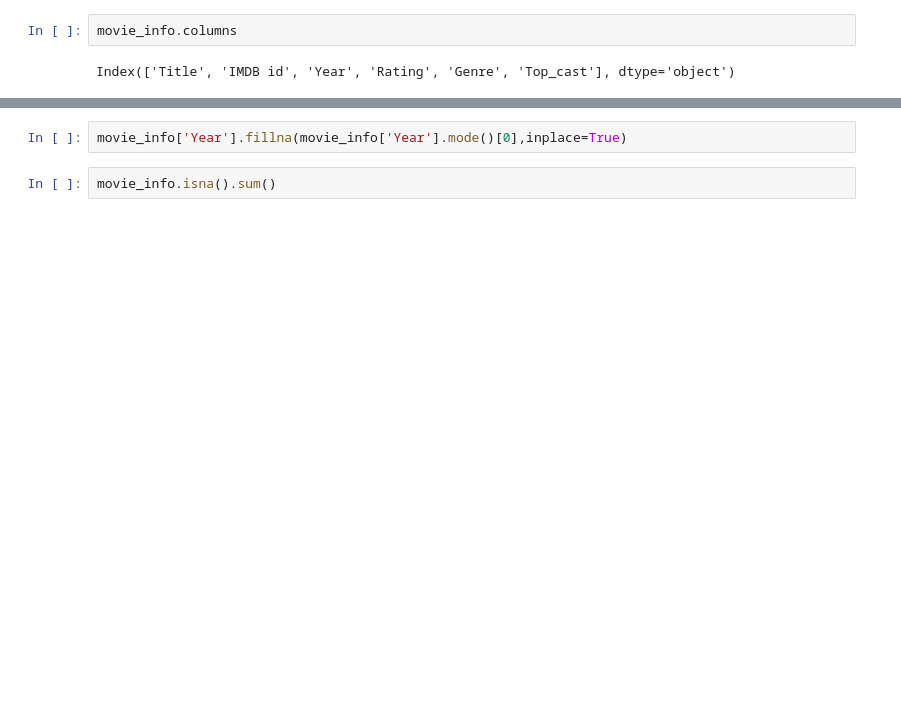
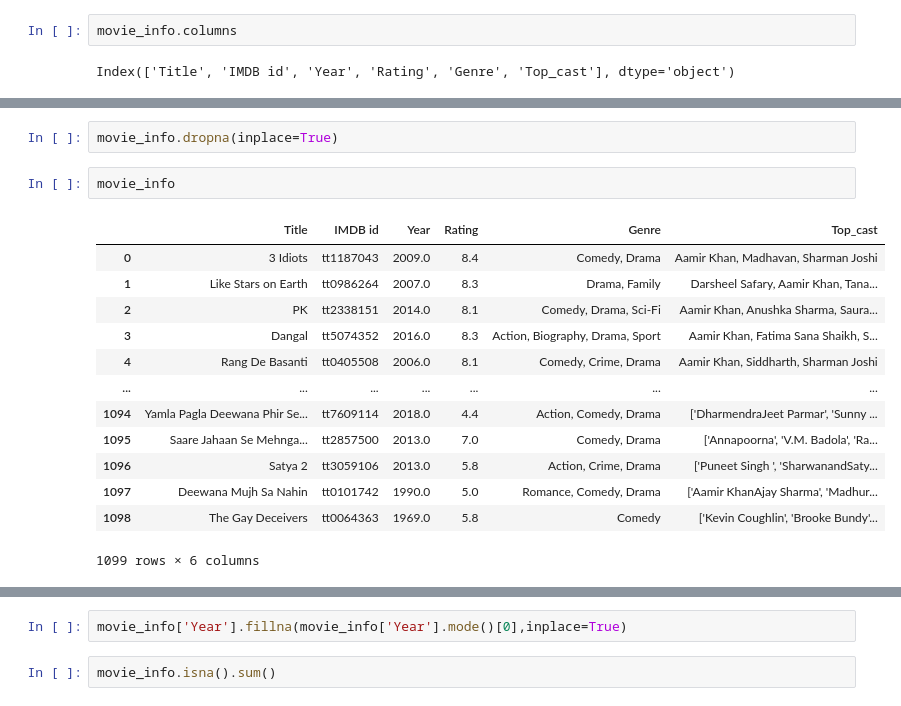
Before and after one commit to chandan101989/Movie-Recommendation-Engine, a Jupyter notebook: Multimedia_Recomendation.ipynb, the cells around one changed output, grey strips where cells are left out. Drawn from its saved outputs; the diff is of its cells as text; blank space fills up the shorter version.

```diff
--- a/Multimedia_Recomendation.ipynb
+++ b/Multimedia_Recomendation.ipynb
@@ -45,0 +76,18 @@ dtype: int64
+# %%
+movie_info.dropna(inplace=True)
+# %%
+movie_info
+# %% [output]
+|  | Title | IMDB id | Year | Rating | Genre | Top_cast |
+| 0 | 3 Idiots | tt1187043 | 2009.0 | 8.4 | Comedy, Drama | Aamir Khan, Madhavan, Sharman Joshi |
+| 1 | Like Stars on Earth | tt0986264 | 2007.0 | 8.3 | Drama, Family | Darsheel Safary, Aamir Khan, Tana... |
+| 2 | PK | tt2338151 | 2014.0 | 8.1 | Comedy, Drama, Sci-Fi | Aamir Khan, Anushka Sharma, Saura... |
+| 3 | Dangal | tt5074352 | 2016.0 | 8.3 | Action, Biography, Drama, Sport | Aamir Khan, Fatima Sana Shaikh, S... |
+| 4 | Rang De Basanti | tt0405508 | 2006.0 | 8.1 | Comedy, Crime, Drama | Aamir Khan, Siddharth, Sharman Joshi |
+| ... | ... | ... | ... | ... | ... | ... |
+| 1094 | Yamla Pagla Deewana Phir Se... | tt7609114 | 2018.0 | 4.4 | Action, Comedy, Drama | ['DharmendraJeet Parmar', 'Sunny ... |
+| 1095 | Saare Jahaan Se Mehnga... | tt2857500 | 2013.0 | 7.0 | Comedy, Drama | ['Annapoorna', 'V.M. Badola', 'Ra... |
+| 1096 | Satya 2 | tt3059106 | 2013.0 | 5.8 | Action, Crime, Drama | ['Puneet Singh ', 'SharwanandSaty... |
+| 1097 | Deewana Mujh Sa Nahin | tt0101742 | 1990.0 | 5.0 | Romance, Comedy, Drama | ['Aamir KhanAjay Sharma', 'Madhur... |
+| 1098 | The Gay Deceivers | tt0064363 | 1969.0 | 5.8 | Comedy | ['Kevin Coughlin', 'Brooke Bundy'... |
+1099 rows × 6 columns
```
Also changed, not shown: parts of 31 cells of this notebook.
